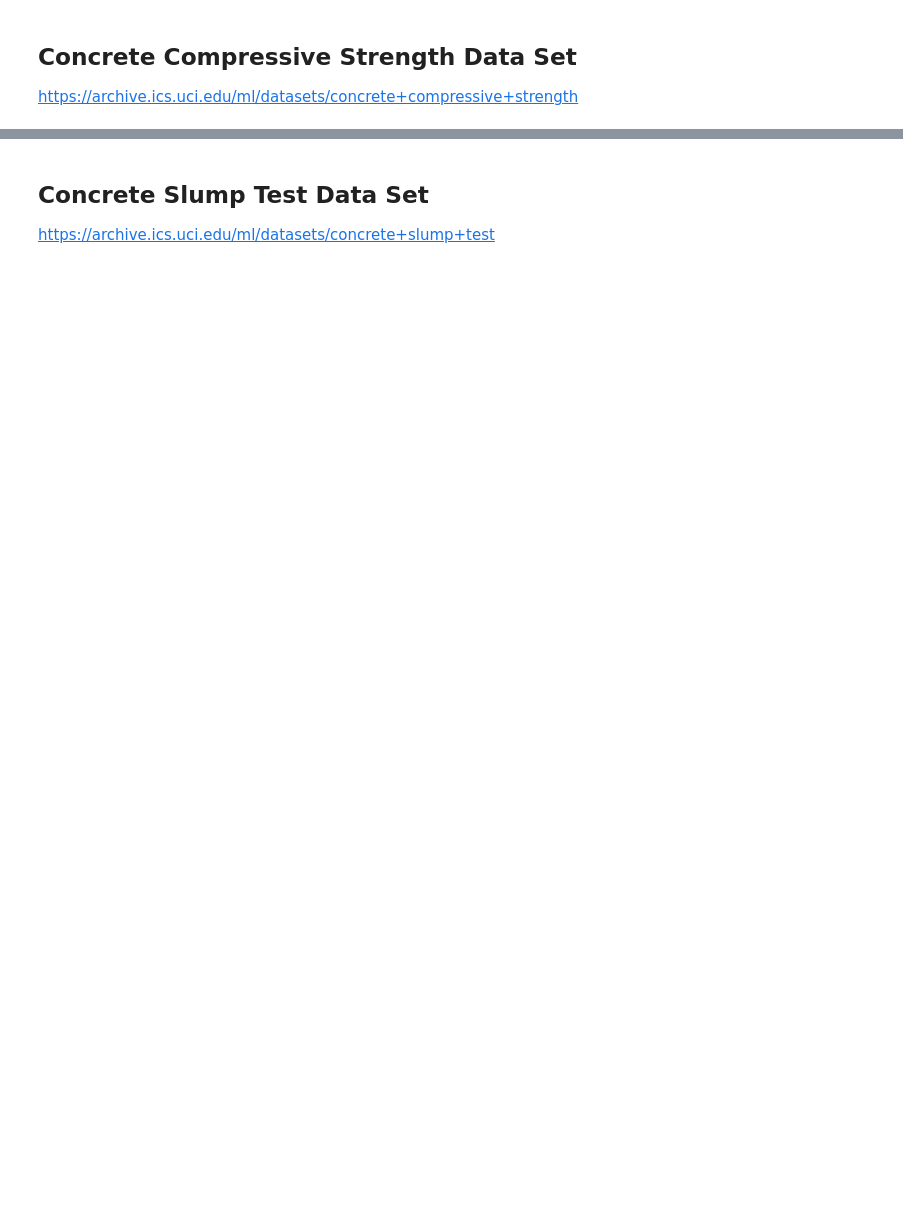
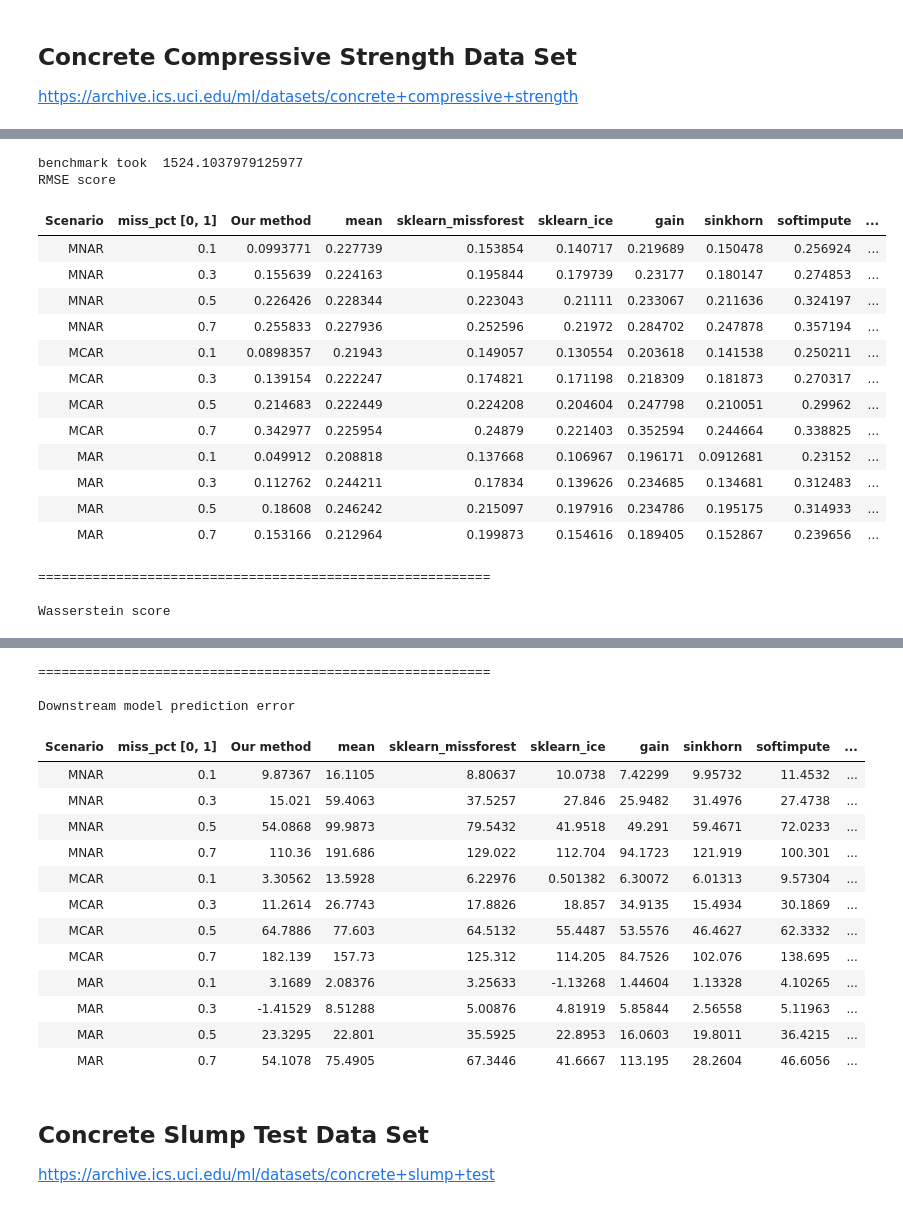
Before and after one commit to vanderschaarlab/hyperimpute, a Jupyter notebook: tutorials/tutorial_02_hyperimpute_example.ipynb, the cells around one changed output, grey strips where cells are left out. Drawn from its saved outputs; the diff is of its cells as text; code cells hidden in the pictures; blank space fills up the shorter version.

```diff
--- a/tutorials/tutorial_02_hyperimpute_example.ipynb
+++ b/tutorials/tutorial_02_hyperimpute_example.ipynb
@@ -219,6 +541,25 @@ df
 # %%
 last_col = df.columns[-1]
 y = df[last_col]
 X_raw = df.drop(columns = [last_col])
 
-evaluate_dataset_repeated("concrete_compressive", X_raw, y)
+evaluate_dataset_repeated("compression", X_raw, y)
+# %% [output]
+benchmark took  1524.1037979125977
+RMSE score
+| Scenario | miss_pct [0, 1] | Our method | mean | sklearn_missforest | sklearn_ice | gain | sinkhorn | softimpute | ... |
+| MNAR | 0.1 | 0.0993771 | 0.227739 | 0.153854 | 0.140717 | 0.219689 | 0.150478 | 0.256924 | ... |
+| MNAR | 0.3 | 0.155639 | 0.224163 | 0.195844 | 0.179739 | 0.23177 | 0.180147 | 0.274853 | ... |
+| MNAR | 0.5 | 0.226426 | 0.228344 | 0.223043 | 0.21111 | 0.233067 | 0.211636 | 0.324197 | ... |
+| MNAR | 0.7 | 0.255833 | 0.227936 | 0.252596 | 0.21972 | 0.284702 | 0.247878 | 0.357194 | ... |
+| MCAR | 0.1 | 0.0898357 | 0.21943 | 0.149057 | 0.130554 | 0.203618 | 0.141538 | 0.250211 | ... |
+| MCAR | 0.3 | 0.139154 | 0.222247 | 0.174821 | 0.171198 | 0.218309 | 0.181873 | 0.270317 | ... |
+| MCAR | 0.5 | 0.214683 | 0.222449 | 0.224208 | 0.204604 | 0.247798 | 0.210051 | 0.29962 | ... |
+| MCAR | 0.7 | 0.342977 | 0.225954 | 0.24879 | 0.221403 | 0.352594 | 0.244664 | 0.338825 | ... |
+| MAR | 0.1 | 0.049912 | 0.208818 | 0.137668 | 0.106967 | 0.196171 | 0.0912681 | 0.23152 | ... |
+| MAR | 0.3 | 0.112762 | 0.244211 | 0.17834 | 0.139626 | 0.234685 | 0.134681 | 0.312483 | ... |
+| MAR | 0.5 | 0.18608 | 0.246242 | 0.215097 | 0.197916 | 0.234786 | 0.195175 | 0.314933 | ... |
+| MAR | 0.7 | 0.153166 | 0.212964 | 0.199873 | 0.154616 | 0.189405 | 0.152867 | 0.239656 | ... |
+==========================================================
+
+Wasserstein score
@@ -225,3 +579,19 @@ evaluate_dataset_repeated("concrete_compressive", X_raw, y)
+==========================================================
+
+Downstream model prediction error
+| Scenario | miss_pct [0, 1] | Our method | mean | sklearn_missforest | sklearn_ice | gain | sinkhorn | softimpute | ... |
+| MNAR | 0.1 | 9.87367 | 16.1105 | 8.80637 | 10.0738 | 7.42299 | 9.95732 | 11.4532 | ... |
+| MNAR | 0.3 | 15.021 | 59.4063 | 37.5257 | 27.846 | 25.9482 | 31.4976 | 27.4738 | ... |
+| MNAR | 0.5 | 54.0868 | 99.9873 | 79.5432 | 41.9518 | 49.291 | 59.4671 | 72.0233 | ... |
+| MNAR | 0.7 | 110.36 | 191.686 | 129.022 | 112.704 | 94.1723 | 121.919 | 100.301 | ... |
+| MCAR | 0.1 | 3.30562 | 13.5928 | 6.22976 | 0.501382 | 6.30072 | 6.01313 | 9.57304 | ... |
+| MCAR | 0.3 | 11.2614 | 26.7743 | 17.8826 | 18.857 | 34.9135 | 15.4934 | 30.1869 | ... |
+| MCAR | 0.5 | 64.7886 | 77.603 | 64.5132 | 55.4487 | 53.5576 | 46.4627 | 62.3332 | ... |
+| MCAR | 0.7 | 182.139 | 157.73 | 125.312 | 114.205 | 84.7526 | 102.076 | 138.695 | ... |
+| MAR | 0.1 | 3.1689 | 2.08376 | 3.25633 | -1.13268 | 1.44604 | 1.13328 | 4.10265 | ... |
+| MAR | 0.3 | -1.41529 | 8.51288 | 5.00876 | 4.81919 | 5.85844 | 2.56558 | 5.11963 | ... |
+| MAR | 0.5 | 23.3295 | 22.801 | 35.5925 | 22.8953 | 16.0603 | 19.8011 | 36.4215 | ... |
+| MAR | 0.7 | 54.1078 | 75.4905 | 67.3446 | 41.6667 | 113.195 | 28.2604 | 46.6056 | ... |
 # %% [markdown]
 ## Concrete Slump Test Data Set
 
```
Also changed, not shown: parts of 47 cells of this notebook.
